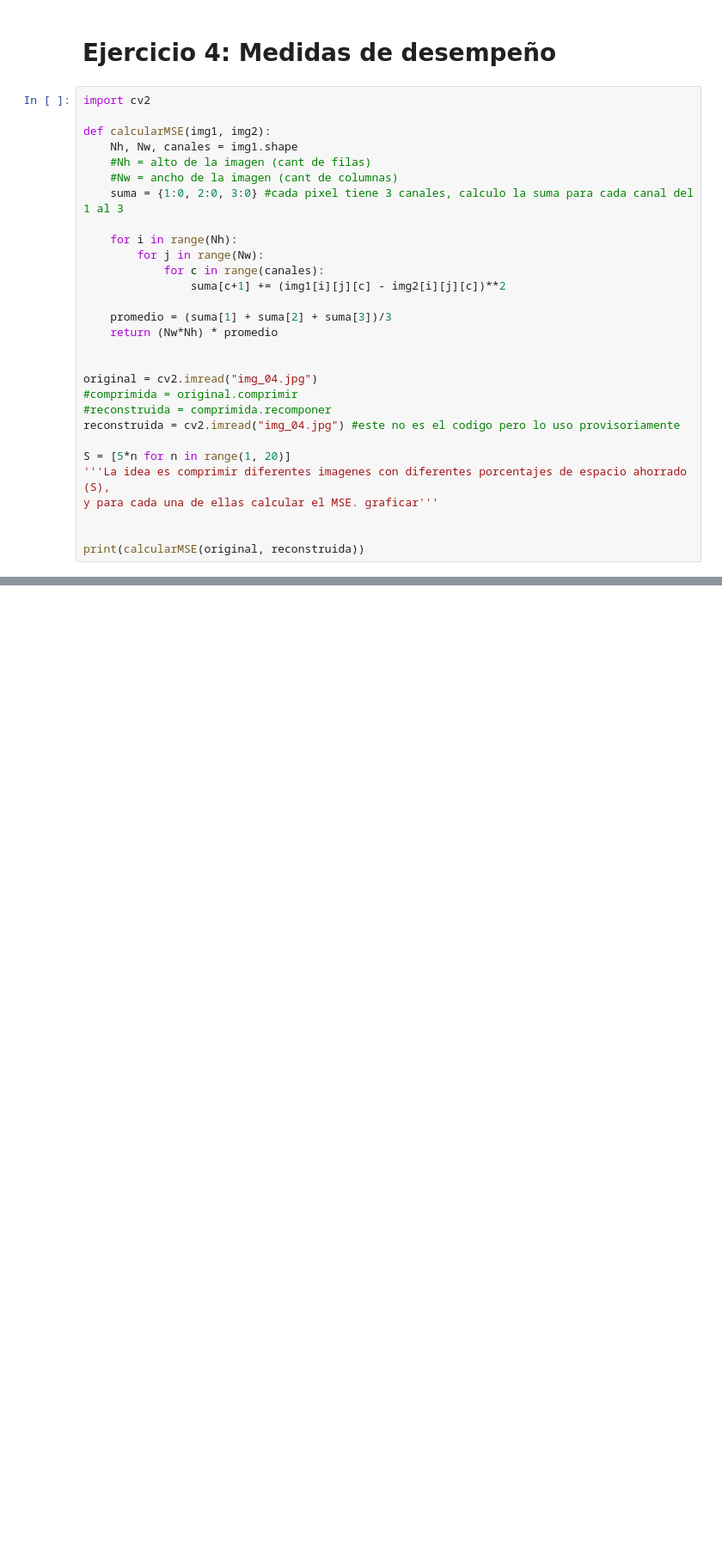
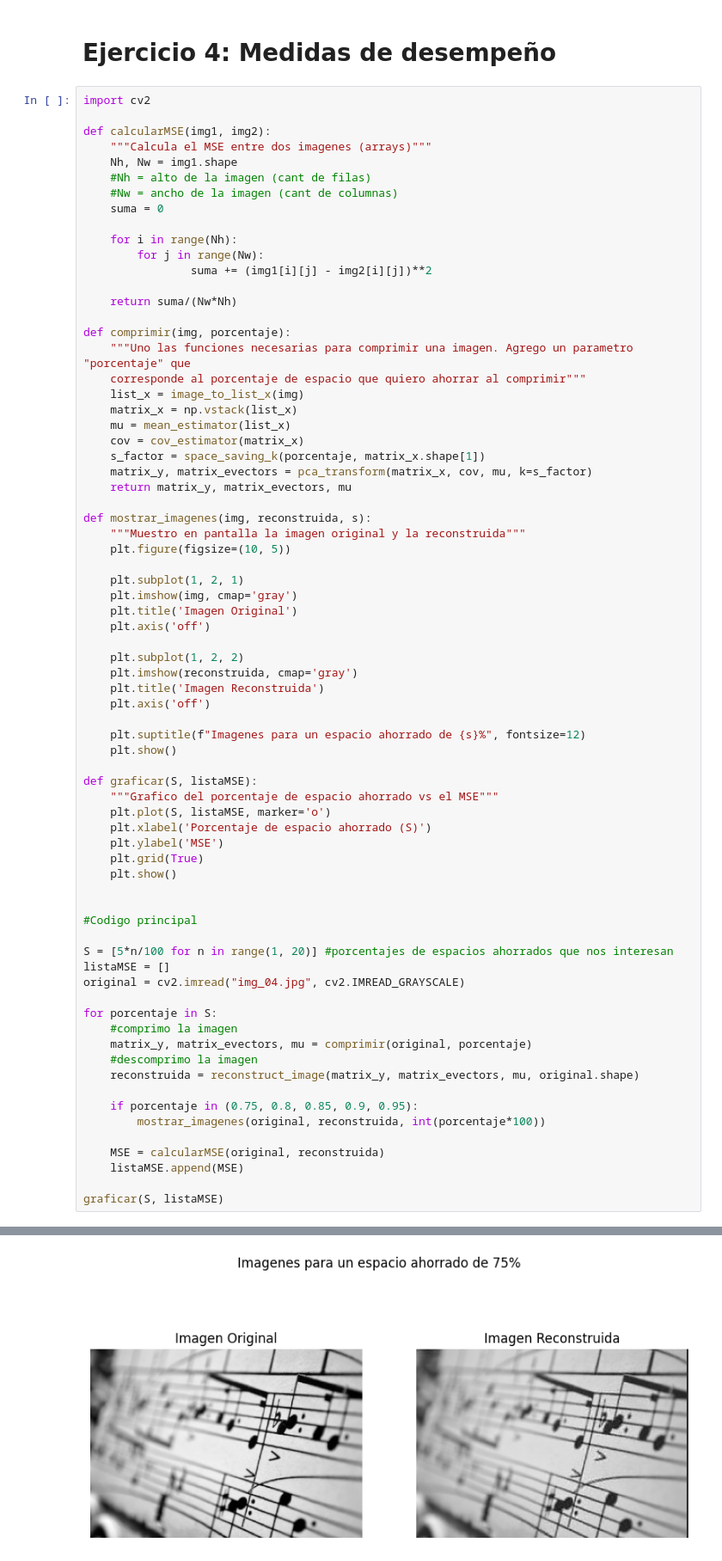
Before and after one commit to may-villagran/IyE_TP1, a Jupyter notebook: tp.ipynb, the cells around one changed output, grey strips where cells are left out. Shown at 86% size. Saved outputs shown, nothing was run; the diff lists cells and outputs as text; blank space fills up the shorter version.

```diff
--- a/tp.ipynb
+++ b/tp.ipynb
@@ -274,29 +285,72 @@ plt.show() # Mostrar la figura completa
 import cv2
 
 def calcularMSE(img1, img2):
-    Nh, Nw, canales = img1.shape
+    """Calcula el MSE entre dos imagenes (arrays)"""
+    Nh, Nw = img1.shape
     #Nh = alto de la imagen (cant de filas)
     #Nw = ancho de la imagen (cant de columnas)
-    suma = {1:0, 2:0, 3:0} #cada pixel tiene 3 canales, calculo la suma para cada canal del 1 al 3
+    suma = 0
 
     for i in range(Nh):
         for j in range(Nw):
-            for c in range(canales):
-                suma[c+1] += (img1[i][j][c] - img2[i][j][c])**2
+                suma += (img1[i][j] - img2[i][j])**2
 
-    promedio = (suma[1] + suma[2] + suma[3])/3
-    return (Nw*Nh) * promedio
+    return suma/(Nw*Nh)
+
+def comprimir(img, porcentaje):
+    """Uno las funciones necesarias para comprimir una imagen. Agrego un parametro "porcentaje" que
+    corresponde al porcentaje de espacio que quiero ahorrar al comprimir"""
+    list_x = image_to_list_x(img)
+    matrix_x = np.vstack(list_x)
+    mu = mean_estimator(list_x)
+    cov = cov_estimator(matrix_x)
+    s_factor = space_saving_k(porcentaje, matrix_x.shape[1])
+    matrix_y, matrix_evectors = pca_transform(matrix_x, cov, mu, k=s_factor)
+    return matrix_y, matrix_evectors, mu
+
+def mostrar_imagenes(img, reconstruida, s):
+    """Muestro en pantalla la imagen original y la reconstruida"""
+    plt.figure(figsize=(10, 5))
+
+    plt.subplot(1, 2, 1)
+    plt.imshow(img, cmap='gray')
+    plt.title('Imagen Original')
+    plt.axis('off')
+
+    plt.subplot(1, 2, 2)
+    plt.imshow(reconstruida, cmap='gray')
+    plt.title('Imagen Reconstruida')
+    plt.axis('off')
+
+    plt.suptitle(f"Imagenes para un espacio ahorrado de {s}%", fontsize=12)
+    plt.show()
+
+def graficar(S, listaMSE):
+    """Grafico del porcentaje de espacio ahorrado vs el MSE"""
+    plt.plot(S, listaMSE, marker='o')
+    plt.xlabel('Porcentaje de espacio ahorrado (S)')
+    plt.ylabel('MSE')
+    plt.grid(True)
+    plt.show()
 
 
-original = cv2.imread("img_04.jpg")
-#comprimida = original.comprimir
-#reconstruida = comprimida.recomponer
-reconstruida = cv2.imread("img_04.jpg") #este no es el codigo pero lo uso provisoriamente
+#Codigo principal
 
-S = [5*n for n in range(1, 20)]
-'''La idea es comprimir diferentes imagenes con diferentes porcentajes de espacio ahorrado (S),
-y para cada una de ellas calcular el MSE. graficar'''
+S = [5*n/100 for n in range(1, 20)] #porcentajes de espacios ahorrados que nos interesan
+listaMSE = []
+original = cv2.imread("img_04.jpg", cv2.IMREAD_GRAYSCALE)
 
+for porcentaje in S:
+    #comprimo la imagen
+    matrix_y, matrix_evectors, mu = comprimir(original, porcentaje)
+    #descomprimo la imagen
+    reconstruida = reconstruct_image(matrix_y, matrix_evectors, mu, original.shape)
 
-print(calcularMSE(original, reconstruida))
+    if porcentaje in (0.75, 0.8, 0.85, 0.9, 0.95):
+        mostrar_imagenes(original, reconstruida, int(porcentaje*100))
+
+    MSE = calcularMSE(original, reconstruida)
+    listaMSE.append(MSE)
+
+graficar(S, listaMSE)
 # %% [output]
@@ -303,0 +357 @@ print(calcularMSE(original, reconstruida))
+[figure, added]
```
Also changed, not shown: parts of 2 cells of this notebook, 1 other file.
